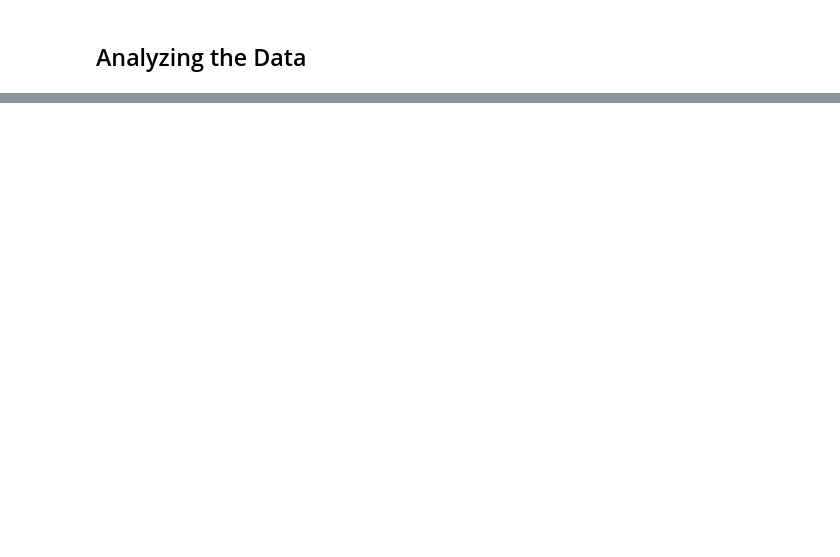
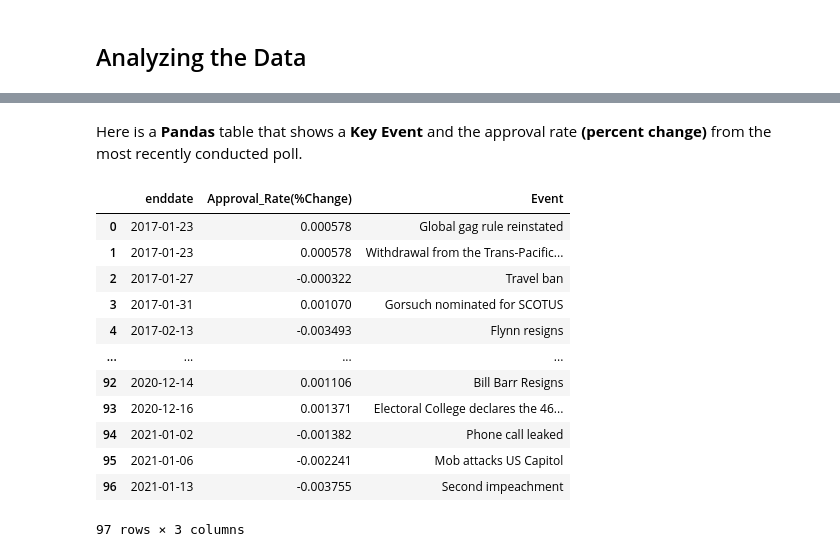
Before and after one commit to anthonyp16/President_Approval_Rate, a Jupyter notebook: Analysis.ipynb, the cells around one changed output, grey strips where cells are left out. Drawn from its saved outputs; the diff is of its cells as text; code cells hidden in the pictures; blank space fills up the shorter version.

```diff
--- a/Analysis.ipynb
+++ b/Analysis.ipynb
@@ -151,9 +214,26 @@ plt.axvline(x=['2017-01-20'], linestyle='--', color='black', alpha=0.3)
+# %% [markdown]
+Here is a **Pandas** table that shows a **Key Event** and the approval rate **(percent change)** from the most recently conducted poll.
 # %%
 df_pct_change = df_rate
 
 df_pct_change = df_pct_change.pct_change().dropna()
+df_pct_change = df_pct_change.rename(columns={'Approval_Rate': 'Approval_Rate(%Change)'})
 df_pct_change = pd.merge(df_pct_change, df_ev, left_index=True, right_index=True).reset_index().dropna()
 
 
-df_pct_change.head()
+df_pct_change
+# %% [output]
+|  | enddate | Approval_Rate(%Change) | Event |
+| 0 | 2017-01-23 | 0.000578 | Global gag rule reinstated |
+| 1 | 2017-01-23 | 0.000578 | Withdrawal from the Trans-Pacific... |
+| 2 | 2017-01-27 | -0.000322 | Travel ban |
+| 3 | 2017-01-31 | 0.001070 | Gorsuch nominated for SCOTUS |
+| 4 | 2017-02-13 | -0.003493 | Flynn resigns |
+| ... | ... | ... | ... |
+| 92 | 2020-12-14 | 0.001106 | Bill Barr Resigns |
+| 93 | 2020-12-16 | 0.001371 | Electoral College declares the 46... |
+| 94 | 2021-01-02 | -0.001382 | Phone call leaked |
+| 95 | 2021-01-06 | -0.002241 | Mob attacks US Capitol |
+| 96 | 2021-01-13 | -0.003755 | Second impeachment |
+97 rows × 3 columns
 # %%
```
Also changed, not shown: parts of 15 cells of this notebook.
